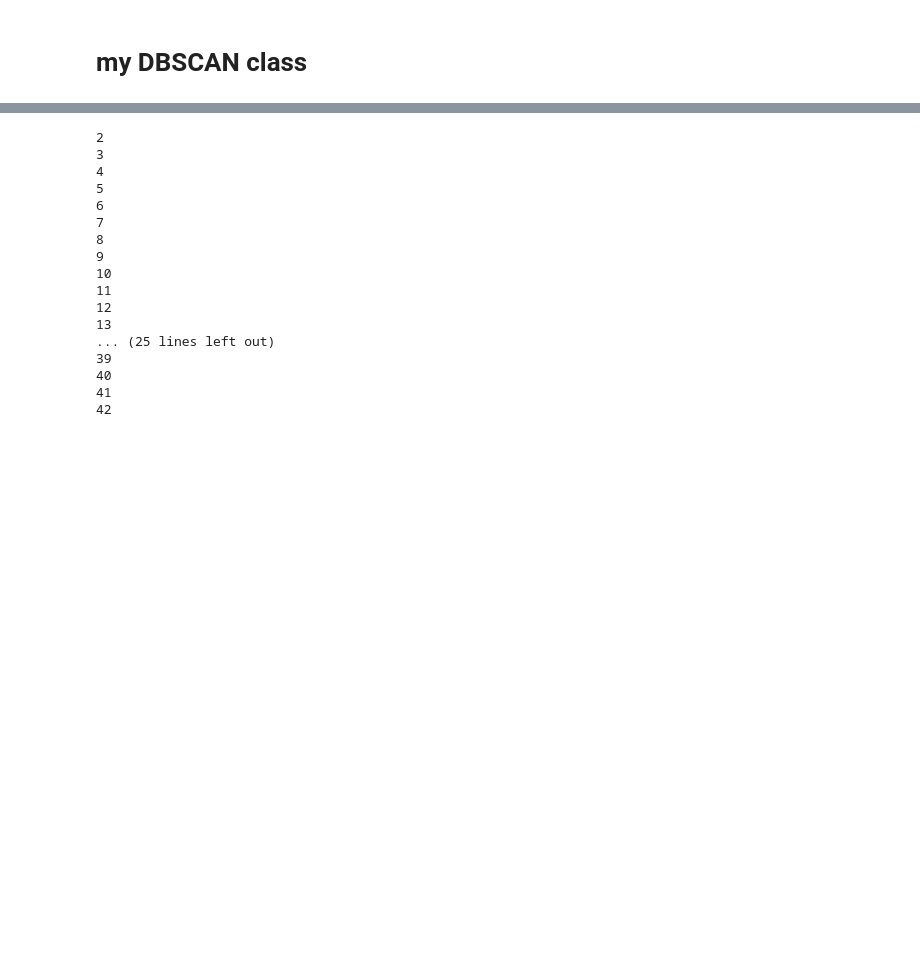
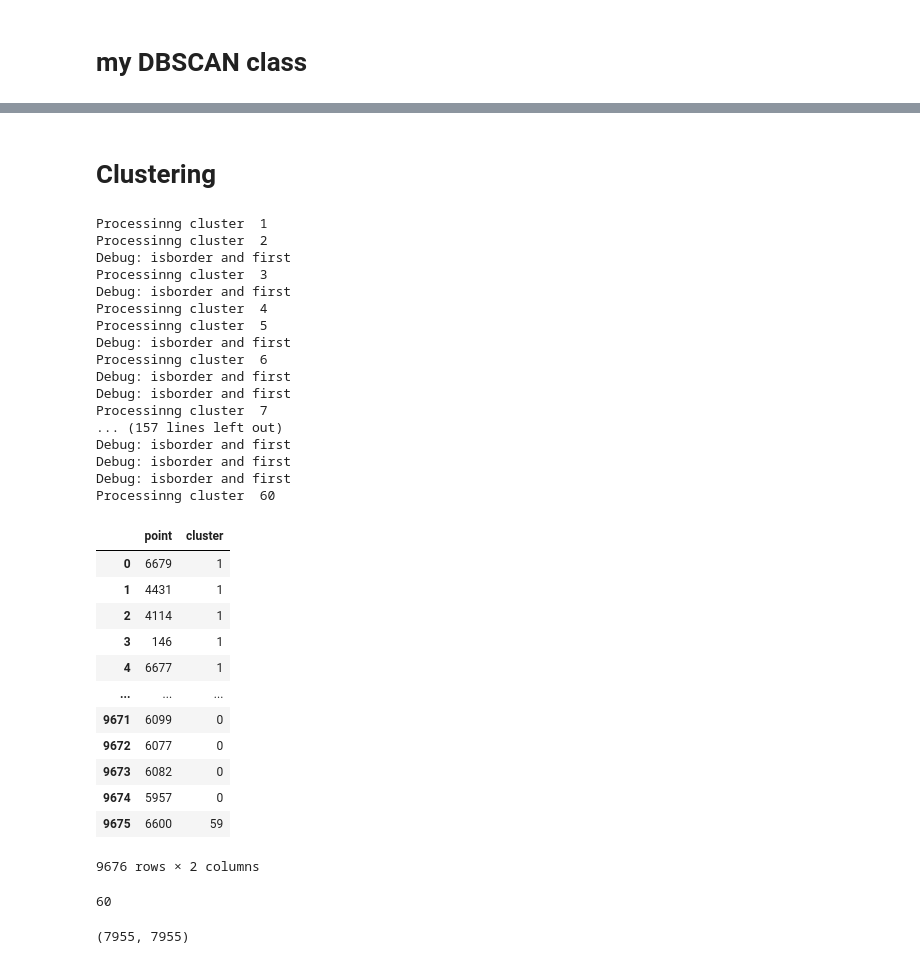
Before and after one commit to areasciencepark/maps_and_heatmaps, a Jupyter notebook: clustering_density.ipynb, the cells around one changed output, grey strips where cells are left out. Drawn from its saved outputs; the diff is of its cells as text; code cells hidden in the pictures; blank space fills up the shorter version.

```diff
--- a/clustering_density.ipynb
+++ b/clustering_density.ipynb
@@ -68,9 +206,6 @@ il 90° percentile ==> distanza 0.07036251123530277
 # %%
 #radius of the circle
-eps = 0.1
+eps = 0.0015
 
 #minimum neighbouring points set to 3
-minPts = 15
-
-data = pd.DataFrame(X, columns = ["X", "Y"] )
-clustered = cluster_with_stack(data, eps, minPts)
+minPts = 25
@@ -225,0 +367,2 @@ class DBSCANClustering():
+# %% [markdown]
+# Clustering
@@ -226,21 +375,46 @@ class DBSCANClustering():
 # %%
-clusters_with_halo = DBSCANClustering(X, epsilon=eps, minPoints = 30 )
+clusters_with_halo = DBSCANClustering(X, epsilon=eps, minPoints = minPts )
 cc = clusters_with_halo.fit(X)
 # %% [output]
-2
-3
-4
-5
-6
-7
-8
-9
-10
-11
-12
-13
-... (25 lines left out)
-39
-40
-41
-42
+Processinng cluster  1
+Processinng cluster  2
+Debug: isborder and first
+Processinng cluster  3
+Debug: isborder and first
+Processinng cluster  4
+Processinng cluster  5
+Debug: isborder and first
+Processinng cluster  6
+Debug: isborder and first
+Debug: isborder and first
+Processinng cluster  7
+... (157 lines left out)
+Debug: isborder and first
+Debug: isborder and first
+Debug: isborder and first
+Processinng cluster  60
+# %%
+dd=pd.DataFrame(cc, columns=["point","cluster"])
+dd
+# %% [output]
+|  | point | cluster |
+| 0 | 6679 | 1 |
+| 1 | 4431 | 1 |
+| 2 | 4114 | 1 |
+| 3 | 146 | 1 |
+| 4 | 6677 | 1 |
+| ... | ... | ... |
+| 9671 | 6099 | 0 |
+| 9672 | 6077 | 0 |
+| 9673 | 6082 | 0 |
+| 9674 | 5957 | 0 |
+| 9675 | 6600 | 59 |
+9676 rows × 2 columns
+# %%
+len(set(dd.cluster))
+# %% [output]
+60
+# %%
+len(set(dd.point))
+# %% [output]
+(7955, 7955)
```
Also changed, not shown: parts of 33 cells of this notebook, 2 other files.
